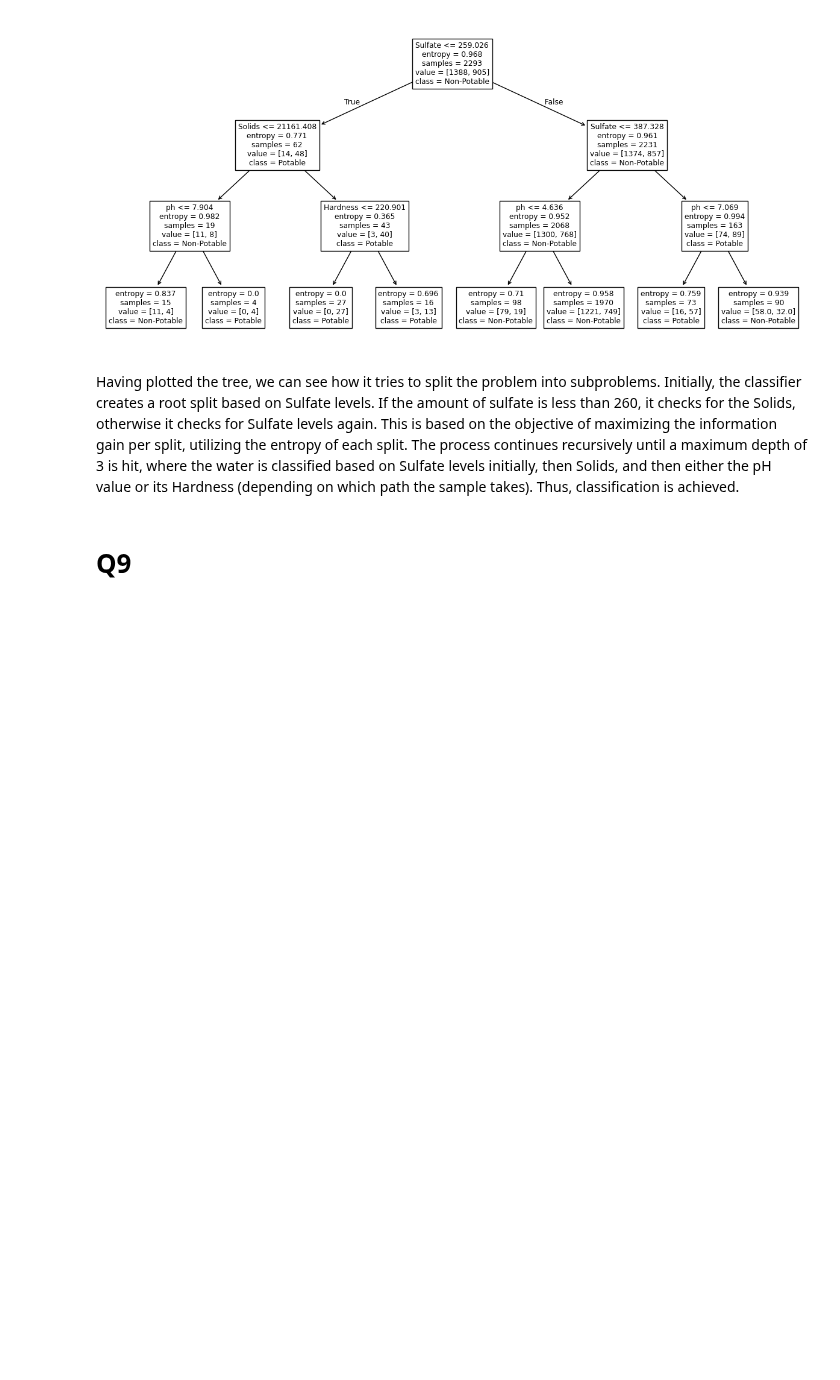
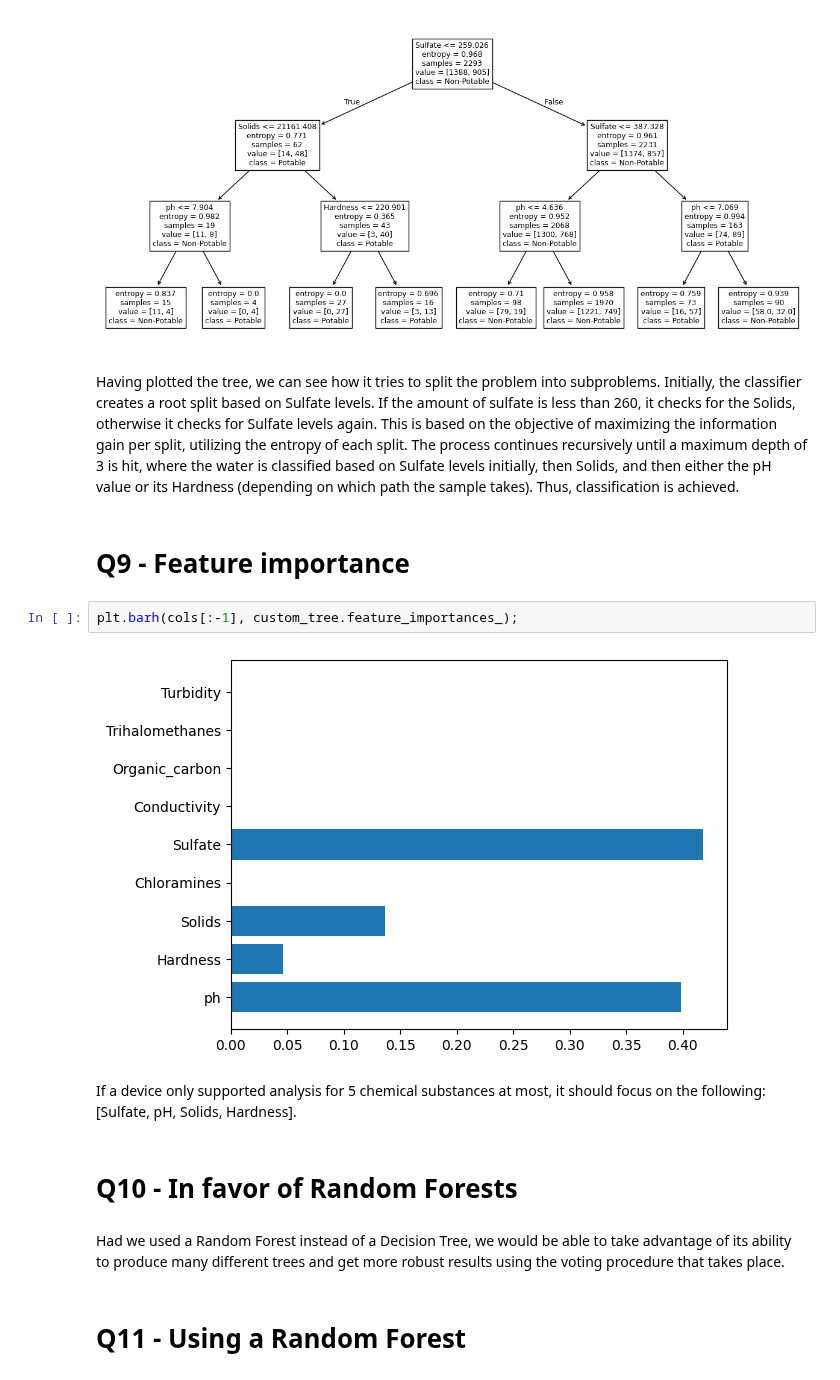
Before and after one commit to lazarosgogos/ML-exercises, a Jupyter notebook: ML_Project_2.ipynb, the cells around one changed output. Cells and saved outputs as stored; diff of their text form; blank space fills up the shorter version.

```diff
--- a/ML_Project_2.ipynb
+++ b/ML_Project_2.ipynb
@@ -208,4 +208,16 @@ plot_tree(custom_tree, feature_names=cols[:-1], class_names=['Non-Potable', 'Pot
 # %% [markdown]
 Having plotted the tree, we can see how it tries to split the problem into subproblems. Initially, the classifier creates a root split based on Sulfate levels. If the amount of sulfate is less than 260, it checks for the Solids, otherwise it checks for Sulfate levels again. This is based on the objective of maximizing the information gain per split, utilizing the entropy of each split. The process continues recursively until a maximum depth of 3 is hit, where the water is classified based on Sulfate levels initially, then Solids, and then either the pH value or its Hardness (depending on which path the sample takes). Thus, classification is achieved.
 # %% [markdown]
-# Q9
+# Q9 - Feature importance
+# %%
+plt.barh(cols[:-1], custom_tree.feature_importances_);
+# %% [output]
+[figure, added]
+# %% [markdown]
+If a device only supported analysis for 5 chemical substances at most, it should focus on the following: [Sulfate, pH, Solids, Hardness].
+# %% [markdown]
+# Q10 - In favor of Random Forests
+# %% [markdown]
+Had we used a Random Forest instead of a Decision Tree, we would be able to take advantage of its ability to produce many different trees and get more robust results using the voting procedure that takes place.
+# %% [markdown]
+# Q11 - Using a Random Forest
```
Also changed, not shown: parts of 5 cells of this notebook.
